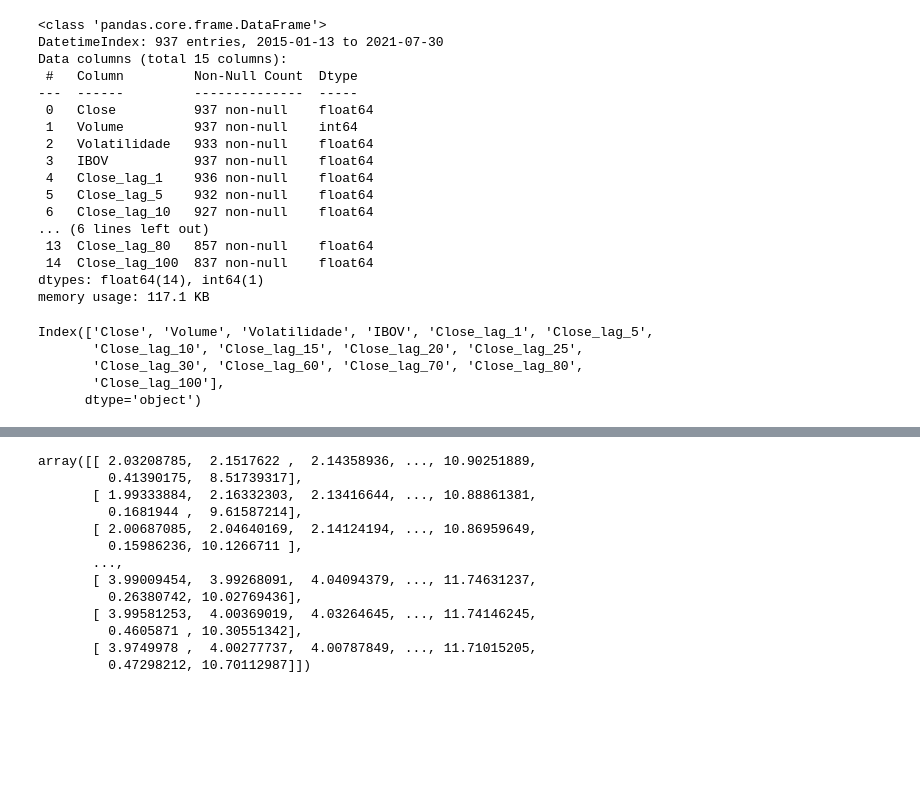
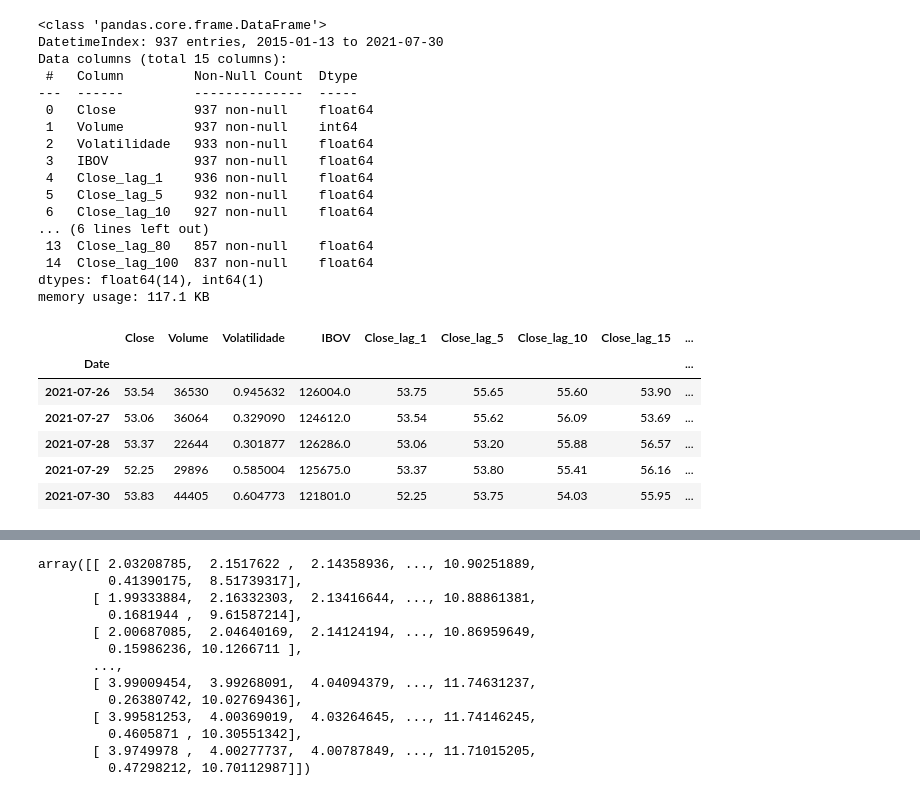
Before and after one commit to lhndsp/Quant-basics, a Jupyter notebook: quant-basics.ipynb, the cells around one changed output, grey strips where cells are left out. Drawn from its saved outputs; the diff is of its cells as text; code cells hidden in the pictures; blank space fills up the shorter version.

```diff
--- a/quant-basics.ipynb
+++ b/quant-basics.ipynb
@@ -830,8 +830,10 @@ df_pred['Volatilidade'] = df_pred['Volatilidade'].replace(np.nan, np.mean(df_pre
 # %%
-df_pred.columns
+df_pred.tail()
 # %% [output]
-Index(['Close', 'Volume', 'Volatilidade', 'IBOV', 'Close_lag_1', 'Close_lag_5',
-       'Close_lag_10', 'Close_lag_15', 'Close_lag_20', 'Close_lag_25',
-       'Close_lag_30', 'Close_lag_60', 'Close_lag_70', 'Close_lag_80',
-       'Close_lag_100'],
-      dtype='object')
+|  | Close | Volume | Volatilidade | IBOV | Close_lag_1 | Close_lag_5 | Close_lag_10 | Close_lag_15 | ... |
+| Date |  |  |  |  |  |  |  |  | ... |
+| 2021-07-26 | 53.54 | 36530 | 0.945632 | 126004.0 | 53.75 | 55.65 | 55.60 | 53.90 | ... |
+| 2021-07-27 | 53.06 | 36064 | 0.329090 | 124612.0 | 53.54 | 55.62 | 56.09 | 53.69 | ... |
+| 2021-07-28 | 53.37 | 22644 | 0.301877 | 126286.0 | 53.06 | 53.20 | 55.88 | 56.57 | ... |
+| 2021-07-29 | 52.25 | 29896 | 0.585004 | 125675.0 | 53.37 | 53.80 | 55.41 | 56.16 | ... |
+| 2021-07-30 | 53.83 | 44405 | 0.604773 | 121801.0 | 52.25 | 53.75 | 54.03 | 55.95 | ... |
```
Also changed, not shown: parts of 17 cells of this notebook.
